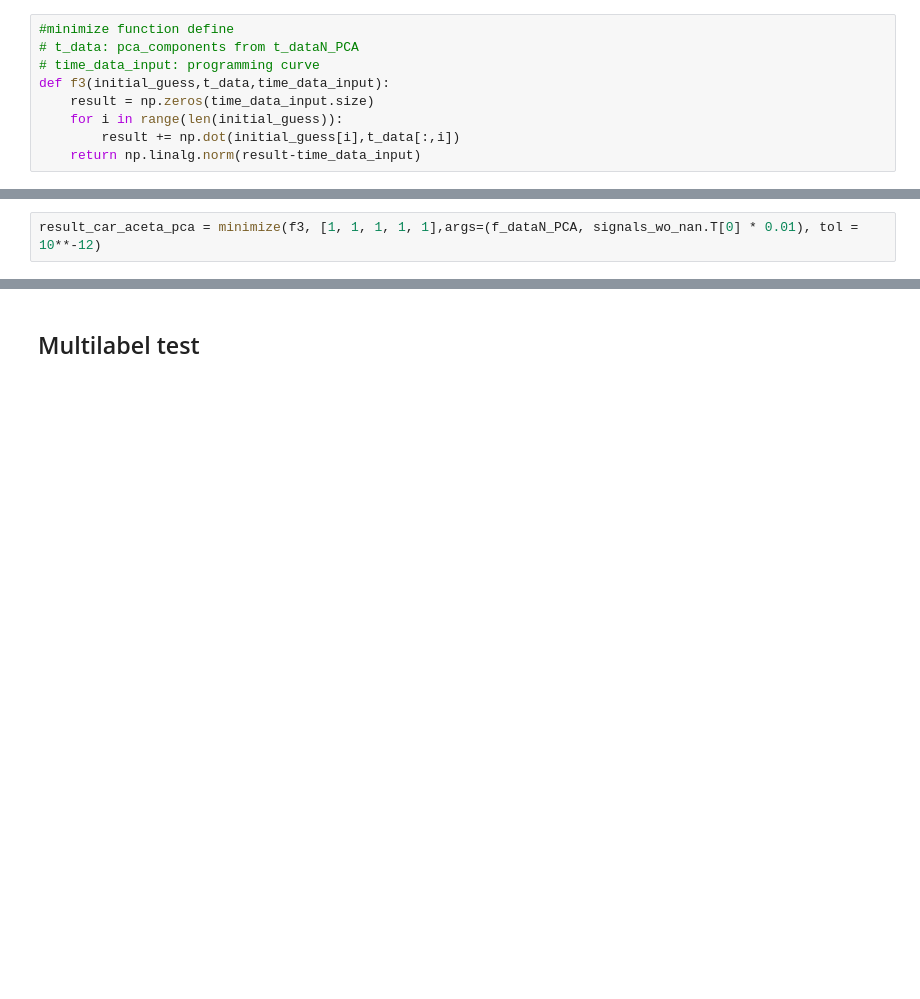
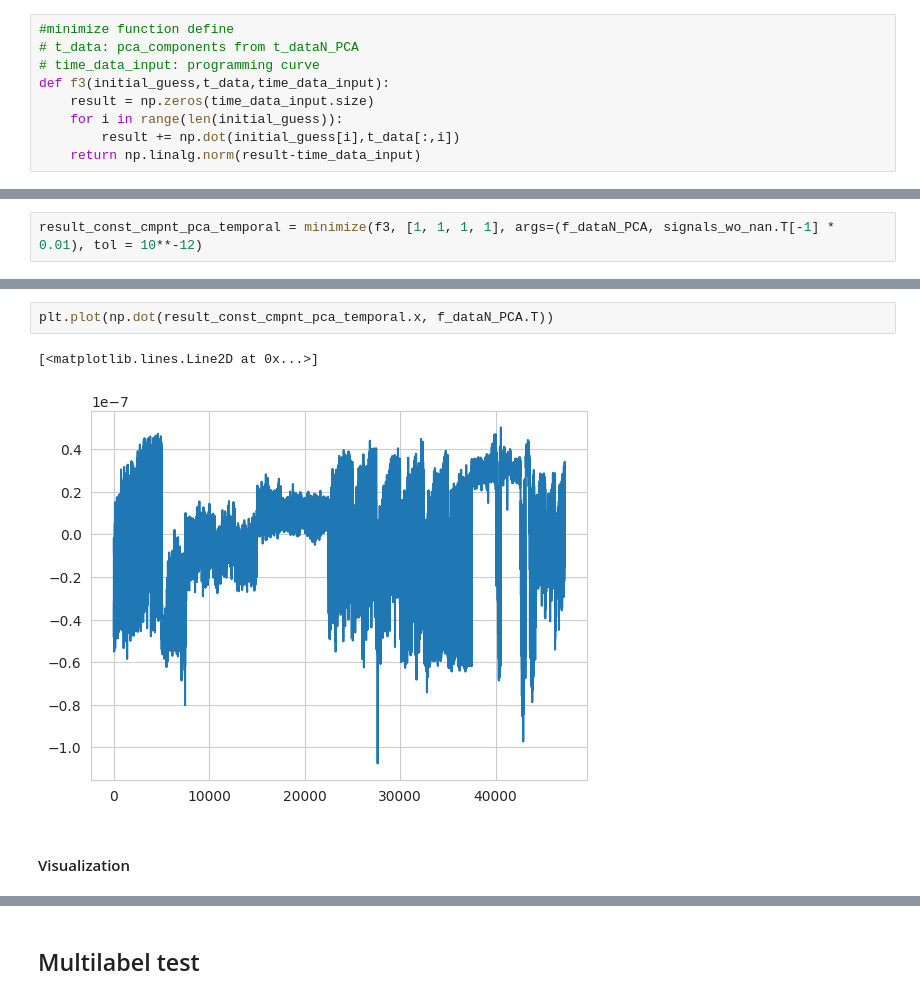
Before and after one commit to anva-kn/Raman, a Jupyter notebook: Publication/Classification.ipynb, the cells around one changed output, grey strips where cells are left out. Cells and saved outputs as stored; diff of their text form; blank space fills up the shorter version.

```diff
--- a/Publication/Classification.ipynb
+++ b/Publication/Classification.ipynb
@@ -242,2 +151,2 @@ result_aceta_pca = minimize(f3, [1, 1, 1, 1, 1],args=(f_dataN_PCA, signals_wo_na
 # %%
-result_car_aceta_pca = minimize(f3, [1, 1, 1, 1, 1],args=(f_dataN_PCA, signals_wo_nan.T[0] * 0.01), tol = 10**-12)
+result_const_cmpnt_pca_temporal = minimize(f3, [1, 1, 1, 1], args=(f_dataN_PCA, signals_wo_nan.T[-1] * 0.01), tol = 10**-12)
@@ -273,0 +163,7 @@ plt.plot(np.dot(result_aceta_pca.x, f_dataN_PCA.T))
+# %%
+plt.plot(np.dot(result_const_cmpnt_pca_temporal.x, f_dataN_PCA.T))
+# %% [output]
+[<matplotlib.lines.Line2D at 0x...>]
+[figure, added]
+# %% [markdown]
+#### Visualization
```
Also changed, not shown: parts of 131 cells of this notebook.
